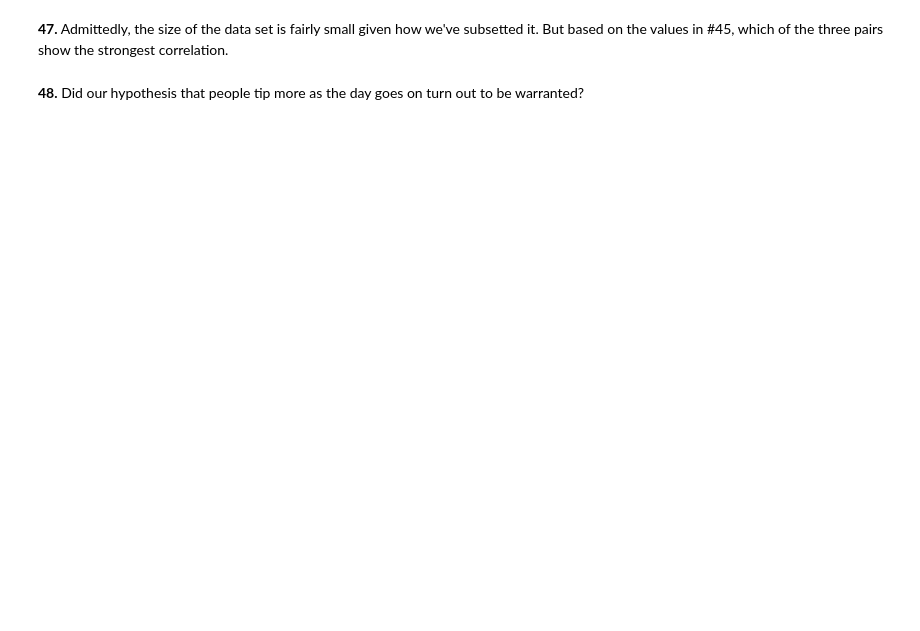
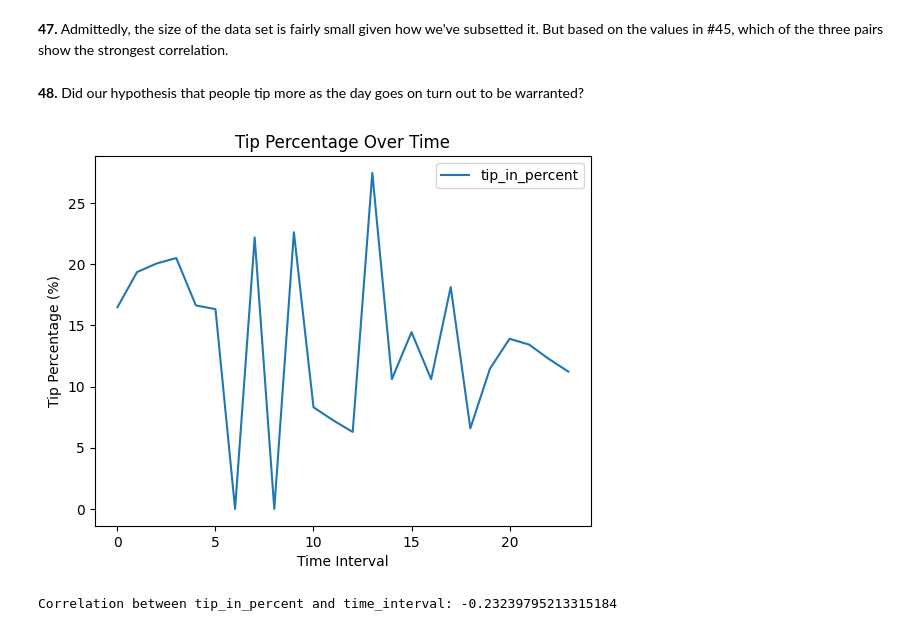
Before and after one commit to Rudraksh919/PractisePublic, a Jupyter notebook: TASK_1_PANDAS.ipynb, the cells around one changed output. Saved outputs shown, nothing was run; the diff lists cells and outputs as text; code cells hidden in the pictures; blank space fills up the shorter version.

````diff
--- a/TASK_1_PANDAS.ipynb
+++ b/TASK_1_PANDAS.ipynb
@@ -285,3 +362,7 @@ AttributeError: 'function' object has no attribute 'max'
 **43.** Overall, do riders travel further or less far as the day progresses?
 # %% [markdown]
 **44.** Create a new column in taxis_means, ```tip_in_percent```.  The source columns for this should be "fare" and "tip"
+# %%
+df_means['tip_in_percent'] = (df_means['tip'] / df_means['fare']) * 100
+
+print(df_means[['tip', 'fare', 'tip_in_percent']])
@@ -288,2 +387,6 @@ AttributeError: 'function' object has no attribute 'max'
 # %% [markdown]
 **45.** Create a new column, time_interval, as a range of integer values beginning with zero.
+# %%
+df_means['time_interval'] = range(len(df_means))
+
+print(df_means[['time_interval']])
@@ -296,3 +430,15 @@ Display the correlations between the following pairs of values:
 **47.** Admittedly, the size of the data set is fairly small given how we've subsetted it.  But based on the values in #45, which of the three pairs show the strongest correlation.
 # %% [markdown]
 **48.** Did our hypothesis that people tip more as the day goes on turn out to be warranted?
+# %%
+# Plot tip percentage over time
+df_means.plot(x='time_interval', y='tip_in_percent', kind='line', title='Tip Percentage Over Time')
+mtp.xlabel('Time Interval')
+mtp.ylabel('Tip Percentage (%)')
+mtp.show()
+
+correlation = df_means['tip_in_percent'].corr(df_means['time_interval'])
+print(f"Correlation between tip_in_percent and time_interval: {correlation}")
+# %% [output]
+[figure, added]
+Correlation between tip_in_percent and time_interval: -0.23239795213315184
````
Also changed, not shown: parts of 17 cells of this notebook.
